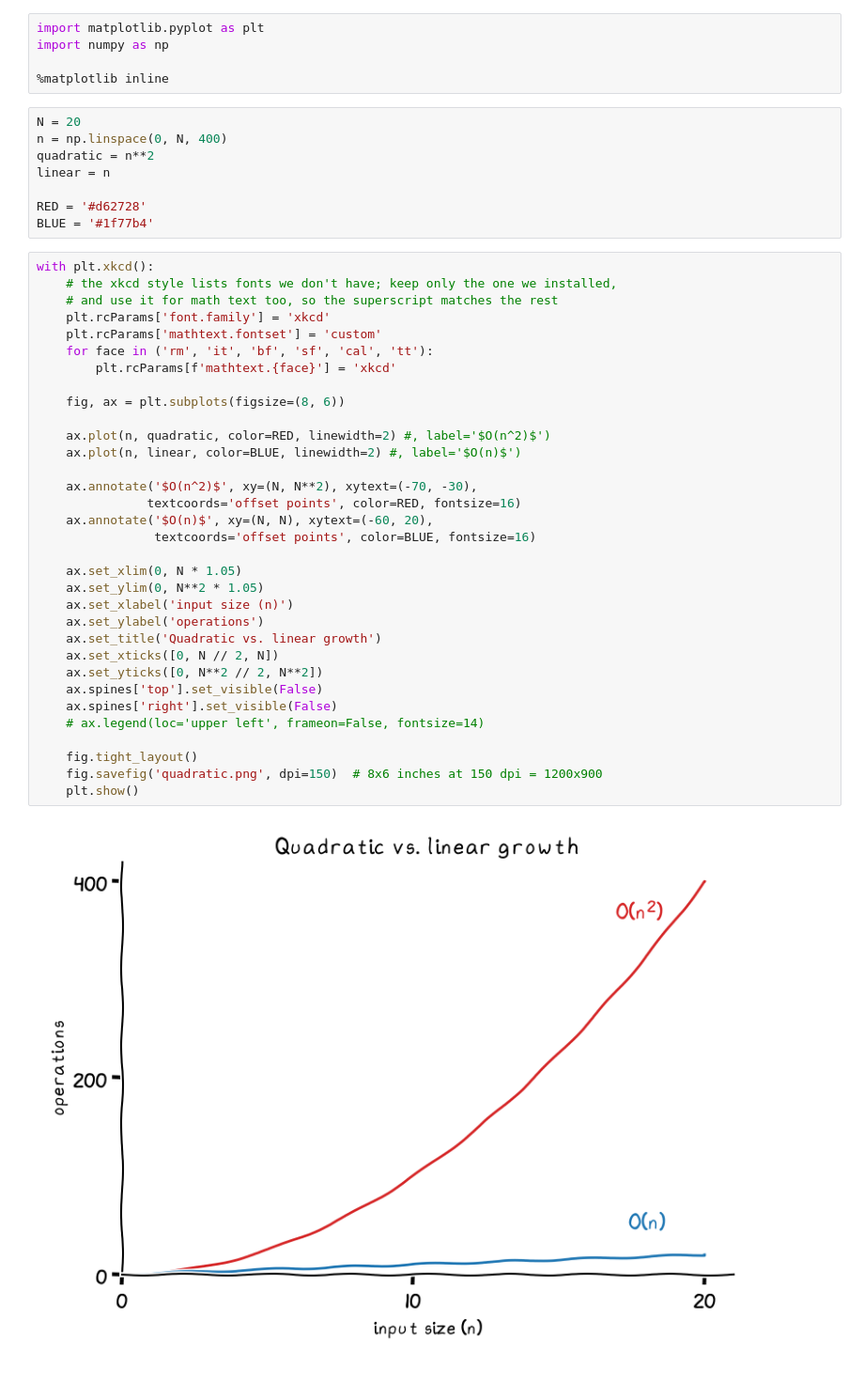
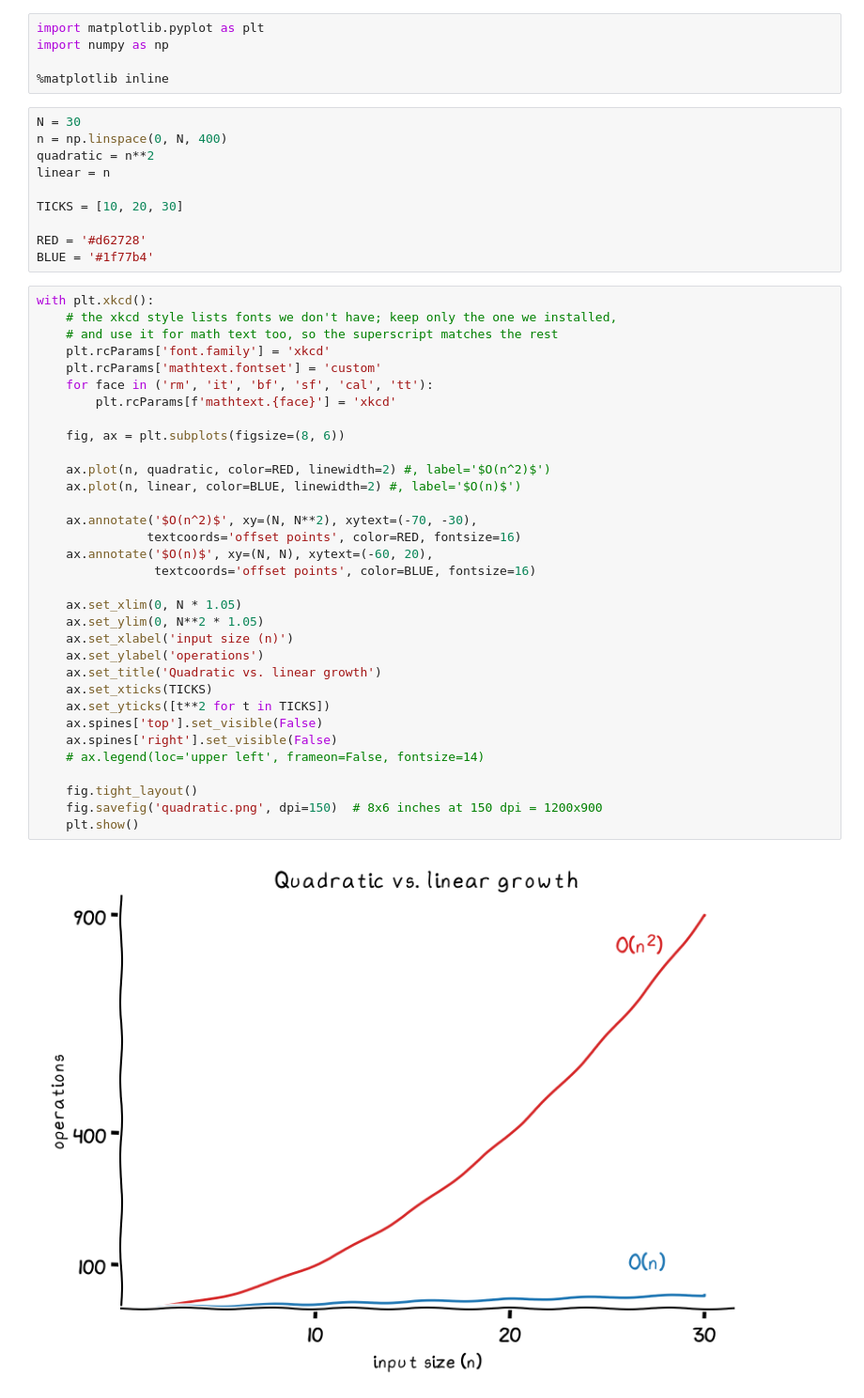
Before and after one commit to ramalho/sets-in-go, a Jupyter notebook: references/quadratic/quadratic.ipynb, the cells around one changed output. Shown at 94% size. Cells and saved outputs as stored; diff of their text form.

Commit message:
quadratic graphs

```diff
--- a/references/quadratic/quadratic.ipynb
+++ b/references/quadratic/quadratic.ipynb
@@ -16,11 +16,13 @@ import numpy as np
 
 %matplotlib inline
 # %%
-N = 20
+N = 30
 n = np.linspace(0, N, 400)
 quadratic = n**2
 linear = n
 
+TICKS = [10, 20, 30]
+
 RED = '#d62728'
 BLUE = '#1f77b4'
 # %%
@@ -28,33 +30,33 @@ with plt.xkcd():
     # the xkcd style lists fonts we don't have; keep only the one we installed,
     # and use it for math text too, so the superscript matches the rest
     plt.rcParams['font.family'] = 'xkcd'
     plt.rcParams['mathtext.fontset'] = 'custom'
     for face in ('rm', 'it', 'bf', 'sf', 'cal', 'tt'):
         plt.rcParams[f'mathtext.{face}'] = 'xkcd'
 
     fig, ax = plt.subplots(figsize=(8, 6))
 
     ax.plot(n, quadratic, color=RED, linewidth=2) #, label='$O(n^2)$')
     ax.plot(n, linear, color=BLUE, linewidth=2) #, label='$O(n)$')
 
     ax.annotate('$O(n^2)$', xy=(N, N**2), xytext=(-70, -30),
                textcoords='offset points', color=RED, fontsize=16)
     ax.annotate('$O(n)$', xy=(N, N), xytext=(-60, 20),
                 textcoords='offset points', color=BLUE, fontsize=16)
 
     ax.set_xlim(0, N * 1.05)
     ax.set_ylim(0, N**2 * 1.05)
     ax.set_xlabel('input size (n)')
     ax.set_ylabel('operations')
     ax.set_title('Quadratic vs. linear growth')
-    ax.set_xticks([0, N // 2, N])
-    ax.set_yticks([0, N**2 // 2, N**2])
+    ax.set_xticks(TICKS)
+    ax.set_yticks([t**2 for t in TICKS])
     ax.spines['top'].set_visible(False)
     ax.spines['right'].set_visible(False)
     # ax.legend(loc='upper left', frameon=False, fontsize=14)
 
     fig.tight_layout()
     fig.savefig('quadratic.png', dpi=150)  # 8x6 inches at 150 dpi = 1200x900
     plt.show()
 # %% [output]
-[figure, old version]
+[figure, new version]
```
Also changed, not shown: parts of 1 cell of this notebook, 2 other files.
